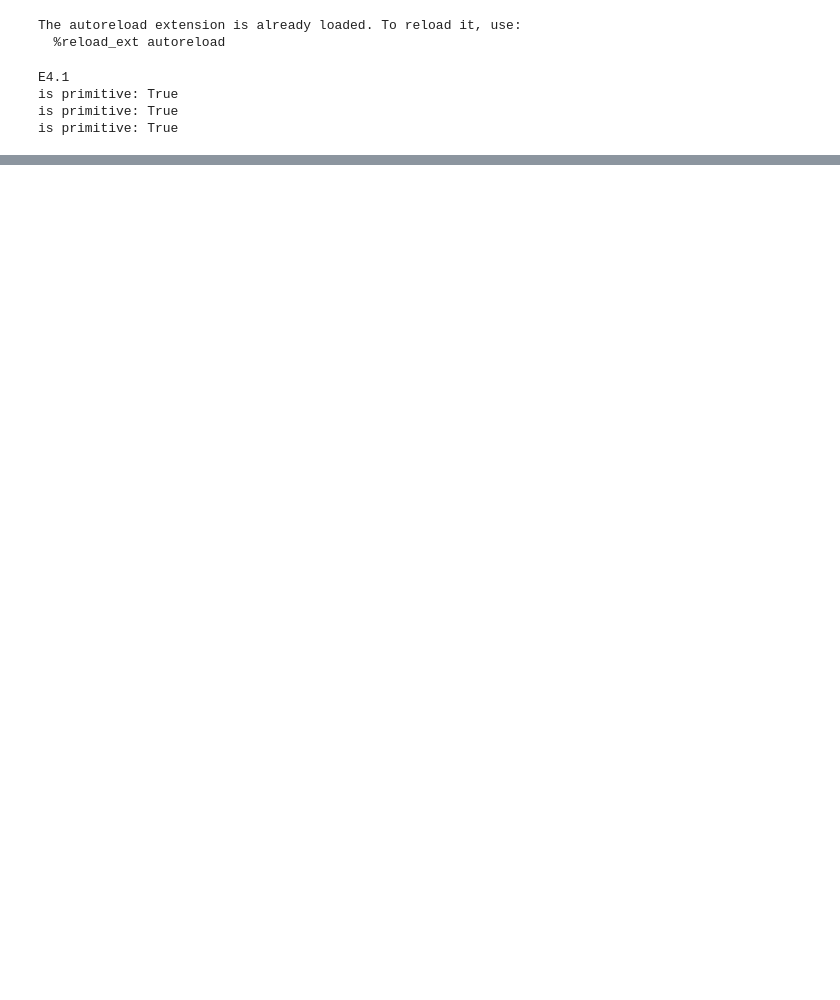
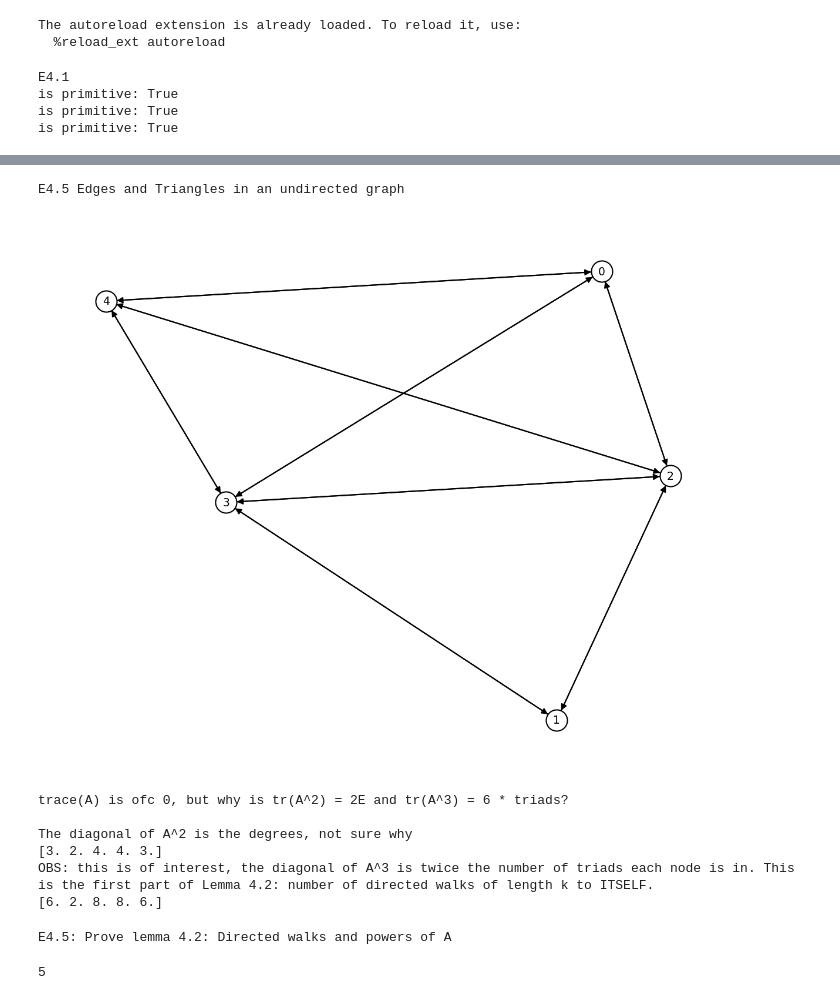
Before and after one commit to jakobgotberg/antagonism_in_hypernetworks, a Jupyter notebook: networkx_exp.ipynb, the cells around one changed output, grey strips where cells are left out. Saved outputs shown, nothing was run; the diff lists cells and outputs as text; code cells hidden in the pictures; blank space fills up the shorter version.

```diff
--- a/networkx_exp.ipynb
+++ b/networkx_exp.ipynb
@@ -115,0 +149,28 @@ The eigenvalues have a strange pattern that I do not understand
+# %%
+print("E4.5 Edges and Triangles in an undirected graph")
+n = 5
+A = mu.get_random_uni(5)
+draw_it(A)
+print("trace(A) is ofc 0, but why is tr(A^2) = 2E and tr(A^3) = 6 * triads?")
+
+print("\nThe diagonal of A^2 is the degrees, not sure why")
+print(np.diag(mp(A,2)))
+print("OBS: this is of interest, the diagonal of A^3 is twice \
+the number of triads each node is in. This is the first part of Lemma 4.2: number of, directed, \
+walks of length k to ITSELF.")
+print(np.diag(mp(A,3)))
+# %% [output]
+E4.5 Edges and Triangles in an undirected graph
+[figure, added]
+trace(A) is ofc 0, but why is tr(A^2) = 2E and tr(A^3) = 6 * triads?
+
+The diagonal of A^2 is the degrees, not sure why
+[3. 2. 4. 4. 3.]
+OBS: this is of interest, the diagonal of A^3 is twice the number of triads each node is in. This is the first part of Lemma 4.2: number of directed walks of length k to ITSELF.
+[6. 2. 8. 8. 6.]
+# %%
+print("E4.5: Prove lemma 4.2: Directed walks and powers of A")
+n
+# %% [output]
+E4.5: Prove lemma 4.2: Directed walks and powers of A
+5
```
Also changed, not shown: parts of 8 cells of this notebook, 2 other files.
